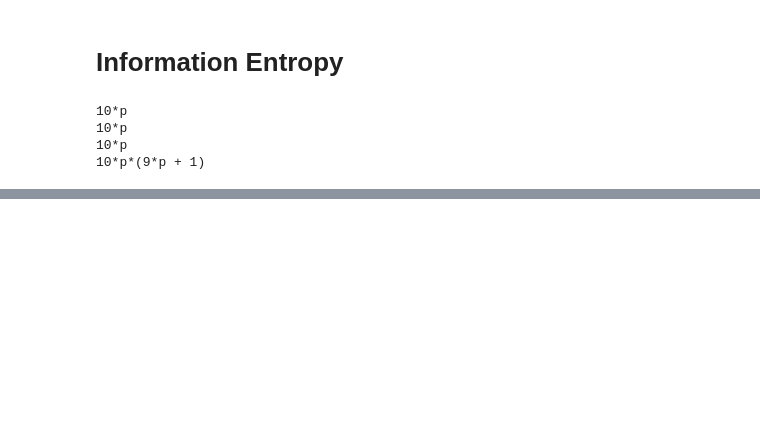
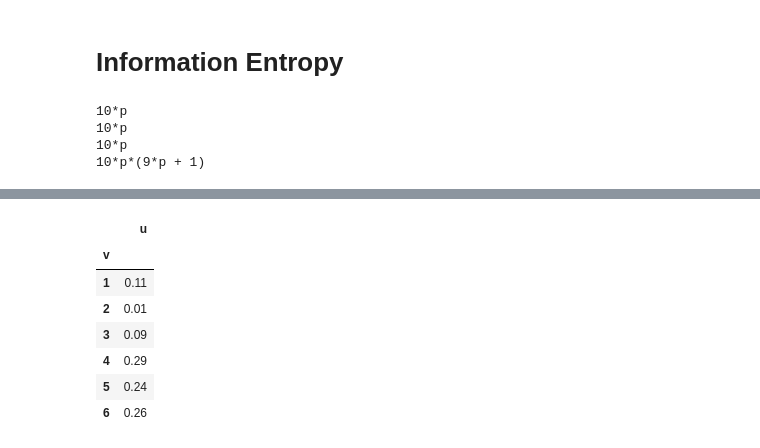
Before and after one commit to SnowMasaya/python_science_excerise, a Jupyter notebook: code/docker/python/python-science-2.ipynb, the cells around one changed output, grey strips where cells are left out. Cells and saved outputs as stored; diff of their text form; code cells hidden in the pictures; blank space fills up the shorter version.

```diff
--- a/code/docker/python/python-science-2.ipynb
+++ b/code/docker/python/python-science-2.ipynb
@@ -360,0 +406,13 @@ print(S.simplify(stats.moment(x, 2)))
+# %%
+df["v"] = pd.cut(df.u, [0, 1/12, 2/12, 3/12, 2/4, 3/4, 1],
+                 include_lowest=True, labels=labels)
+df.groupby("v").count() / df.shape[0]
+# %% [output]
+|  | u |
+| v |  |
+| 1 | 0.11 |
+| 2 | 0.01 |
+| 3 | 0.09 |
+| 4 | 0.29 |
+| 5 | 0.24 |
+| 6 | 0.26 |
```
Also changed, not shown: parts of 7 cells of this notebook, 2 other files.
